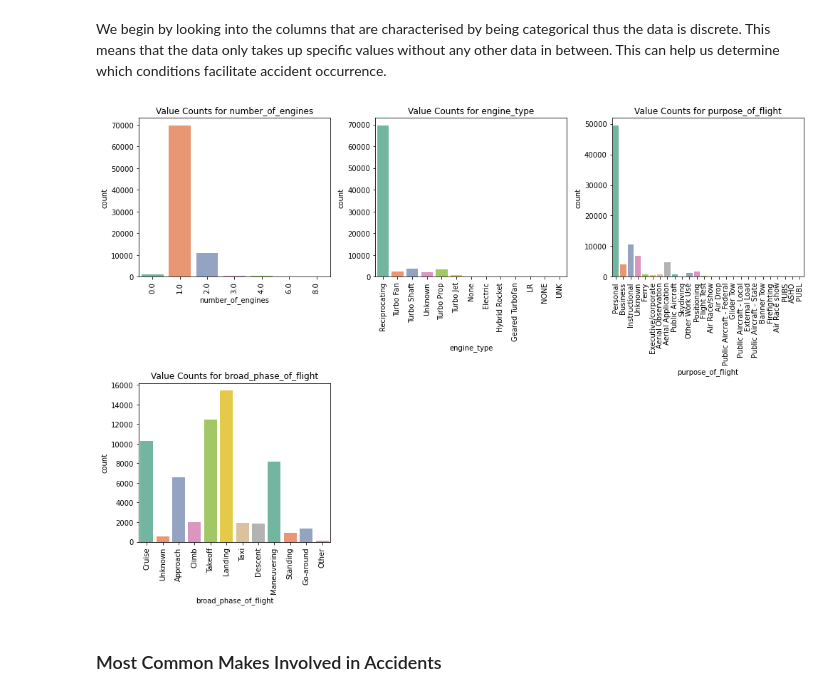
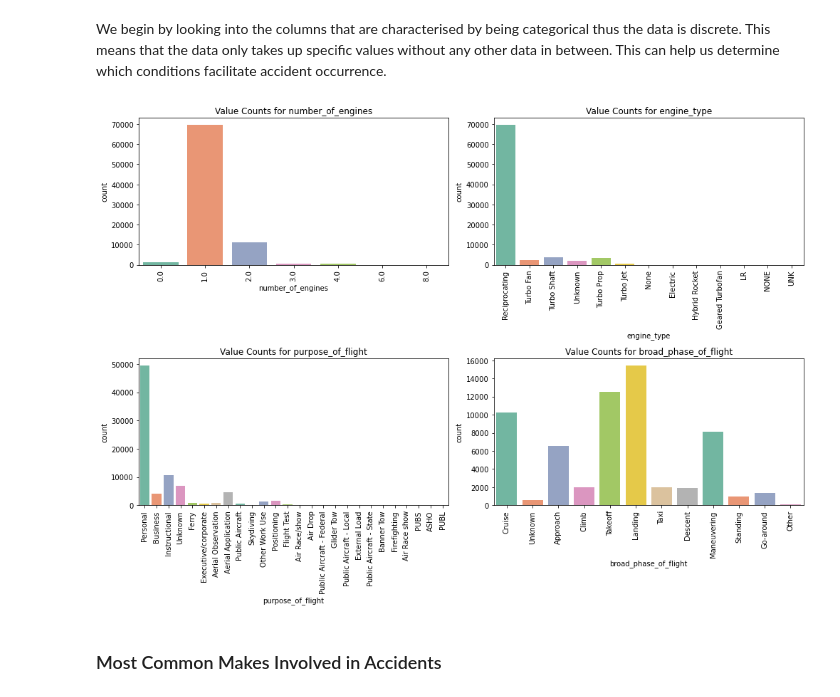
Before and after one commit to CWanderi/Clement_Project_Phase_1, a Jupyter notebook: aviation_company_risk_analysis.ipynb, the cells around one changed output. Saved outputs shown, nothing was run; the diff lists cells and outputs as text; code cells hidden in the pictures.

Commit message:
Added the relevant images and downloaded the graphs

```diff
--- a/aviation_company_risk_analysis.ipynb
+++ b/aviation_company_risk_analysis.ipynb
@@ -284,20 +288,21 @@ We begin by looking into the columns that are characterised by being categorical
 # %%
 # Defining the columns you want to plot value counts for
 categorical_columns = ['number_of_engines', 'engine_type', 'purpose_of_flight', 'broad_phase_of_flight']
 
 # Plotting the value counts for each column
 plt.figure(figsize=(14, 10))
 
 for i, column in enumerate(categorical_columns, 1):
-    plt.subplot(2, 3, i)  # Create subplots to display all value counts
+    plt.subplot(2, 2, i)  # Create subplots to display all value counts
     sns.countplot(data=df, x=column, palette='Set2')
     plt.title(f'Value Counts for {column}')
     plt.xticks(rotation=90)
     plt.tight_layout()
 
+plt.savefig("images/value_counts.png", dpi=150)
 plt.show()
 # %% [output]
-[figure, old version]
+[figure, new version]
 # %% [markdown]
 ### Most Common Makes Involved in Accidents
 # %% [markdown]
```
Also changed, not shown: parts of 4 cells of this notebook.
